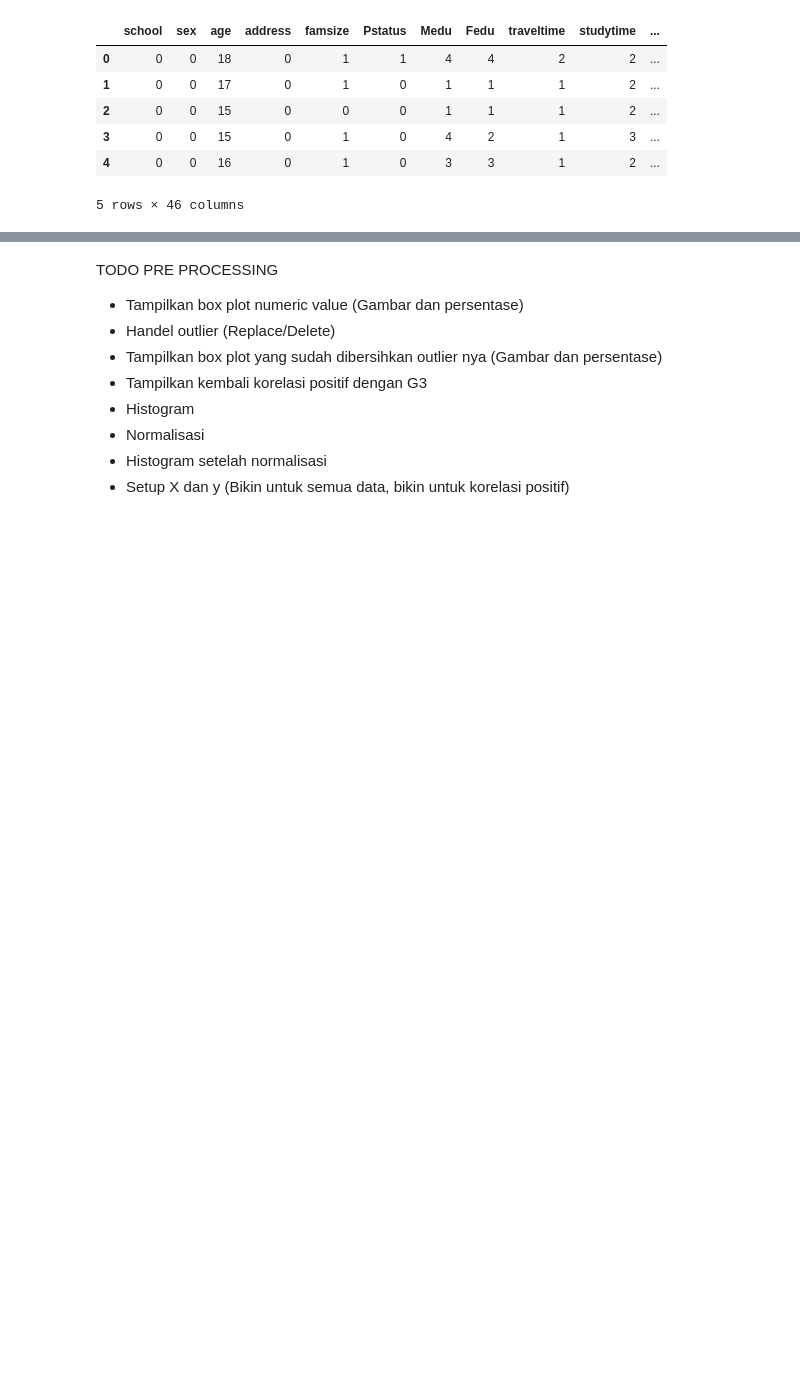
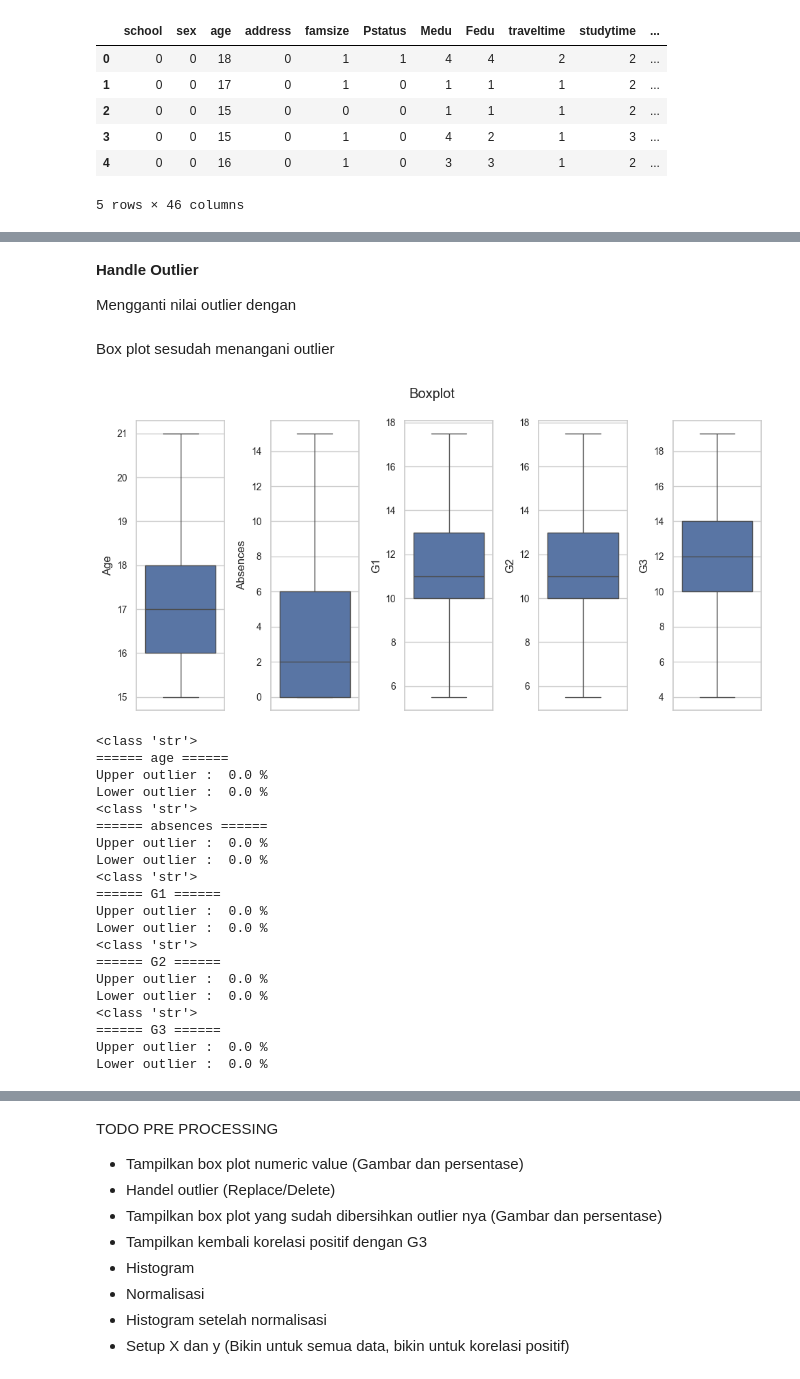
Before and after one commit to whoisgalih/student, a Jupyter notebook: template.ipynb, the cells around one changed output, grey strips where cells are left out. Saved outputs shown, nothing was run; the diff lists cells and outputs as text; code cells hidden in the pictures; blank space fills up the shorter version.

```diff
--- a/template.ipynb
+++ b/template.ipynb
@@ -398,0 +453,72 @@ data.head()
+# %% [markdown]
+**Handle Outlier**
+
+Mengganti nilai outlier dengan
+# %%
+def replace_oulier(data):
+  data = data.copy()
+  for col in data.columns :
+    q1 = data[col].quantile(q=0.25)
+    q3 = data[col].quantile(q=0.75)
+    upperOutlier = q3 + 1.5 * (q3-q1)
+    lowerOutlier = q1 - 1.5 * (q3-q1)
+
+    data.loc[data[col] > upperOutlier, col] = upperOutlier
+    data.loc[data[col] < lowerOutlier, col] = lowerOutlier
+
+  return data
+
+ro = replace_oulier(data)
+# %% [markdown]
+Box plot sesudah menangani outlier
+# %%
+fig, axes = plt.subplots(1, 5, figsize=(10,5))
+
+objectNumeric = [i for i in ro.columns if i == 'age' or i == 'absences' or i=='G1' or i =='G2' or i=='G3' ]
+for i, col in enumerate(objectNumeric) :
+    sns.boxplot(y=col, data=ro, ax = axes[i])
+    axes[i].set_ylabel(col.title())
+    axes[i].tick_params(labelsize=10)
+
+
+plt.suptitle('Boxplot')
+plt.subplots_adjust(wspace=0.5)
+plt.tight_layout()
+plt.show()
+
+print()
+#Persentase outlier
+for col in objectNumeric :
+    print(type(col))
+    q1 = ro[col].quantile(q=0.25)
+    q3 = ro[col].quantile(q=0.75)
+    upperOutlier = q3 + 1.5 * (q3-q1)
+    lowerOutlier = q1 - 1.5 * (q3-q1)
+    upperPercentage = ro[ro[col] > upperOutlier][col].count()*100/len(ro)
+    lowerPercentage = ro[ro[col] < lowerOutlier][col].count()*100/len(ro)
+
+    print("======", col, "======")
+    print("Upper outlier : ", round(upperPercentage, 3), "%")
+    print("Lower outlier : ", round(lowerPercentage, 3), "%")
+# %% [output]
+[figure, added]
+<class 'str'>
+====== age ======
+Upper outlier :  0.0 %
+Lower outlier :  0.0 %
+<class 'str'>
+====== absences ======
+Upper outlier :  0.0 %
+Lower outlier :  0.0 %
+<class 'str'>
+====== G1 ======
+Upper outlier :  0.0 %
+Lower outlier :  0.0 %
+<class 'str'>
+====== G2 ======
+Upper outlier :  0.0 %
+Lower outlier :  0.0 %
+<class 'str'>
+====== G3 ======
+Upper outlier :  0.0 %
+Lower outlier :  0.0 %
```
Also changed, not shown: parts of 14 cells of this notebook.
